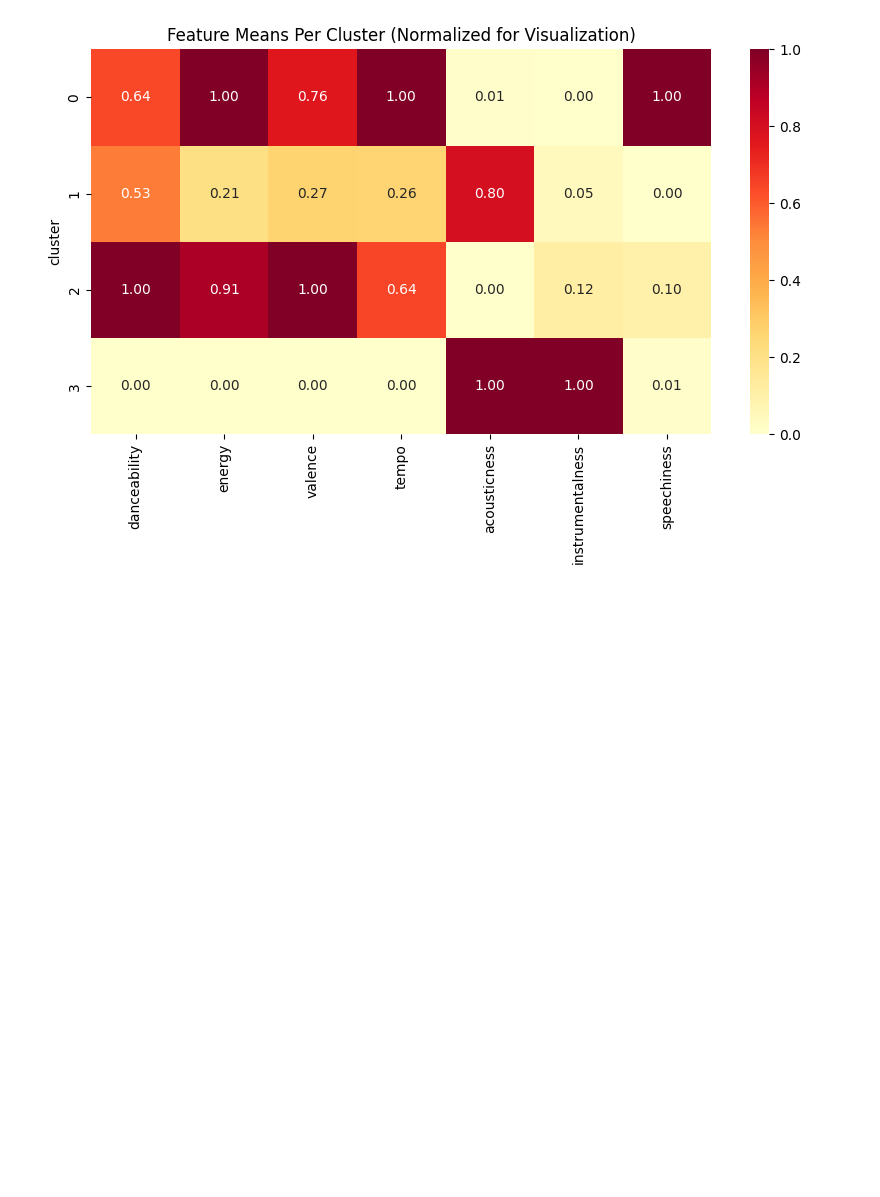
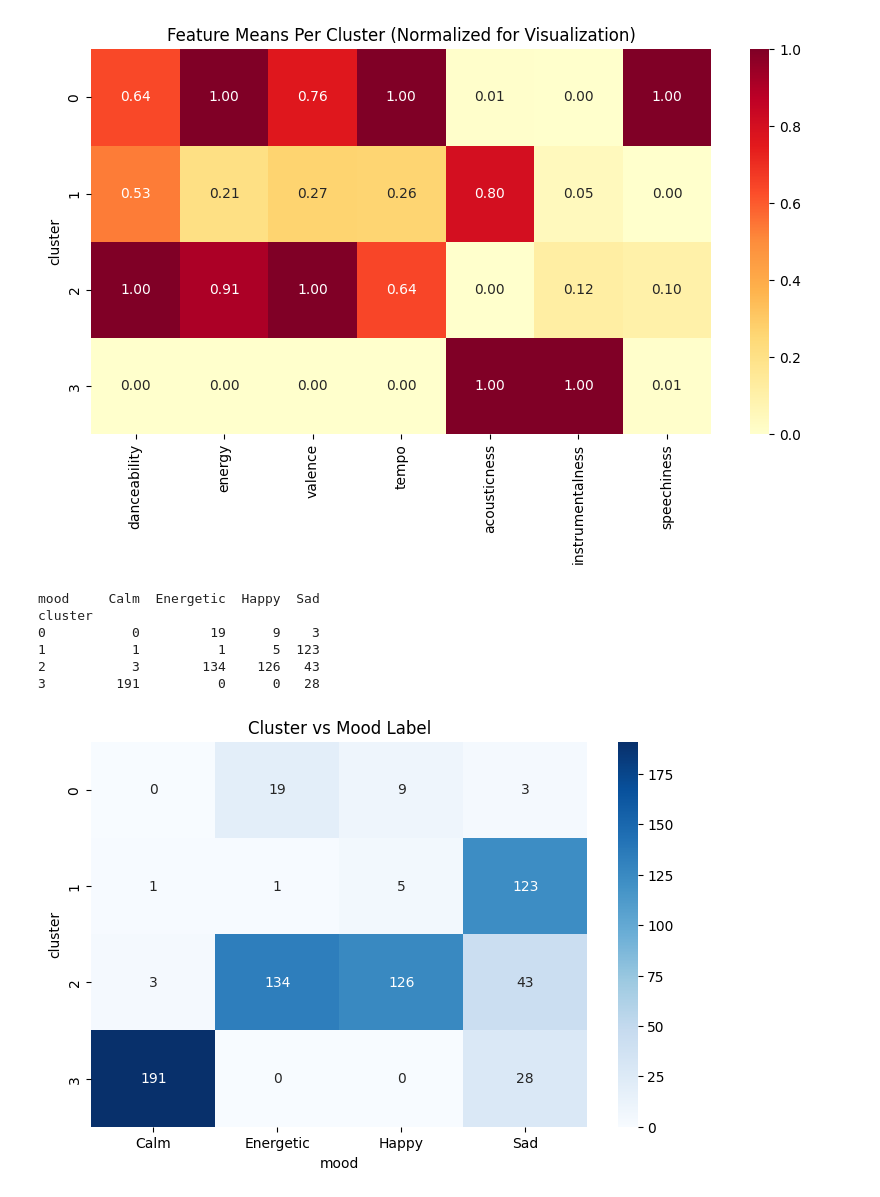
Before and after one commit to MahimaR0927/spotify-clustering-project, a Jupyter notebook: notebooks/clustering.ipynb, the cells around one changed output. Saved outputs shown, nothing was run; the diff lists cells and outputs as text; code cells hidden in the pictures; blank space fills up the shorter version.

Commit message:
heatmap and pca

```diff
--- a/notebooks/clustering.ipynb
+++ b/notebooks/clustering.ipynb
@@ -172,3 +172,20 @@ plt.savefig("../plots/feature_means_heatmap_normalized.png", dpi=150)
 plt.show()
 # %% [output]
 [figure]
+# %%
+comparison = pd.crosstab(df["cluster"], df["mood"])
+print(comparison)
+
+plt.figure(figsize=(8, 5))
+sns.heatmap(comparison, annot=True, fmt="d", cmap="Blues")
+plt.title("Cluster vs Mood Label")
+plt.savefig("../plots/mood_heatmap.png", dpi=150)
+plt.show()
+# %% [output]
+mood     Calm  Energetic  Happy  Sad
+cluster
+0           0         19      9    3
+1           1          1      5  123
+2           3        134    126   43
+3         191          0      0   28
+[figure, added]
```
Also changed, not shown: parts of 2 cells of this notebook, 2 other files.
